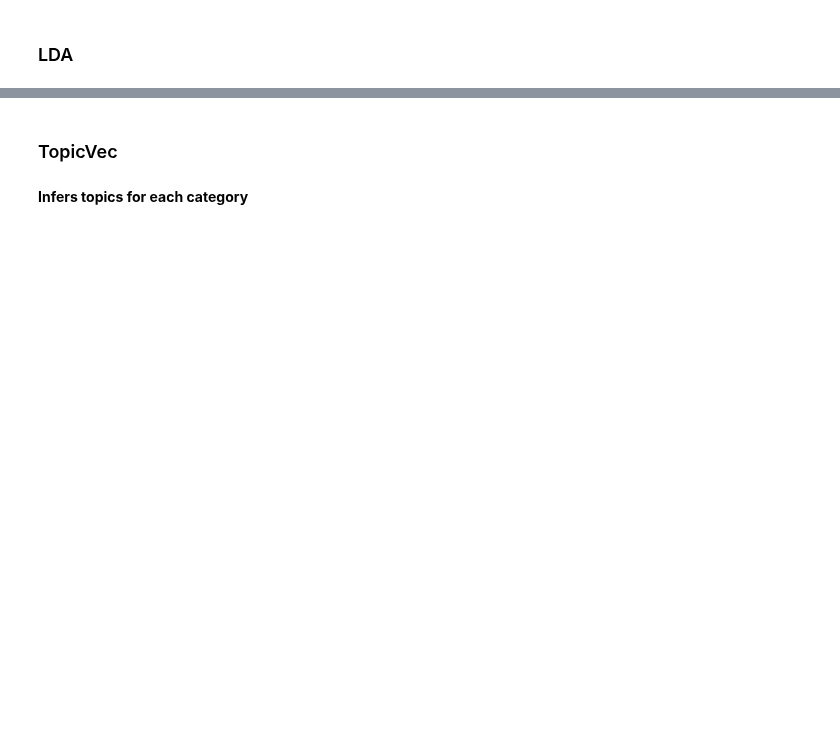
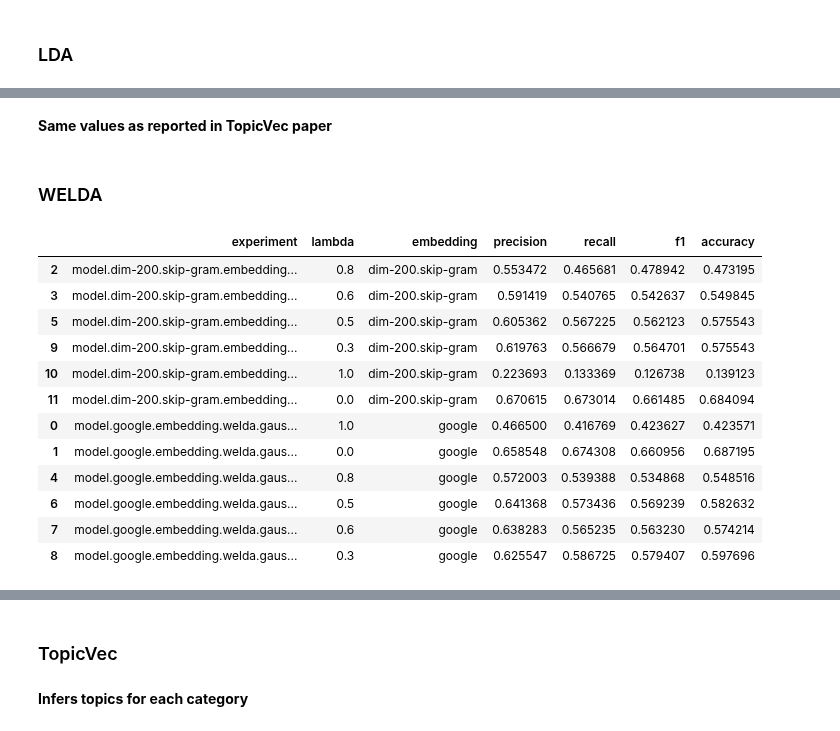
Before and after one commit to knub/master-thesis, a Jupyter notebook: notebooks/Competitive Evaluation.ipynb, the cells around one changed output, grey strips where cells are left out. Drawn from its saved outputs; the diff is of its cells as text; code cells hidden in the pictures; blank space fills up the shorter version.

```diff
--- a/notebooks/Competitive Evaluation.ipynb
+++ b/notebooks/Competitive Evaluation.ipynb
@@ -380,7 +413,6 @@ Again WELDA increases the TC by $0.4$
 # %% [markdown]
 **For 20news corpus:**
 # %%
-pnd.set_option("display.max_colwidth", 100)
 df_runtimes = pnd.DataFrame.from_records([
     ("LDA", "iterations=1500, threads=4", "8min"),
     ("LFLDA", "iterations=400, embedding-dimension=200, lambda=0.6, threads=5", "23h 30min"),
@@ -465,0 +556,26 @@ avg / total      0.071     0.055     0.051      2263
+# %% [markdown]
+**Same values as reported in TopicVec paper**
+# %% [markdown]
+### WELDA
+# %%
+dcs_welda_experiment_folder = "/data/wikipedia/2016-06-21/topic-models/topic.20news.50-1500.alpha-0-02.beta-0-02"
+dcs_welda_experiments = find_files(df_dcs_experiment_folder, ".welda.")
+
+df_dcs_welda = evaluate_multiple_experiments(dcs_welda_experiments,
+                     "topic.20news.50-1500.alpha-0-02.beta-0-02/model.dim-200.skip-gram.embedding.restricted.classes")
+#df_dcs_welda = df_dcs_welda[df_dcs_welda["lambda"] != 0.0]
+df_dcs_welda
+# %% [output]
+|  | experiment | lambda | embedding | precision | recall | f1 | accuracy |
+| 2 | model.dim-200.skip-gram.embedding... | 0.8 | dim-200.skip-gram | 0.553472 | 0.465681 | 0.478942 | 0.473195 |
+| 3 | model.dim-200.skip-gram.embedding... | 0.6 | dim-200.skip-gram | 0.591419 | 0.540765 | 0.542637 | 0.549845 |
+| 5 | model.dim-200.skip-gram.embedding... | 0.5 | dim-200.skip-gram | 0.605362 | 0.567225 | 0.562123 | 0.575543 |
+| 9 | model.dim-200.skip-gram.embedding... | 0.3 | dim-200.skip-gram | 0.619763 | 0.566679 | 0.564701 | 0.575543 |
+| 10 | model.dim-200.skip-gram.embedding... | 1.0 | dim-200.skip-gram | 0.223693 | 0.133369 | 0.126738 | 0.139123 |
+| 11 | model.dim-200.skip-gram.embedding... | 0.0 | dim-200.skip-gram | 0.670615 | 0.673014 | 0.661485 | 0.684094 |
+| 0 | model.google.embedding.welda.gaus... | 1.0 | google | 0.466500 | 0.416769 | 0.423627 | 0.423571 |
+| 1 | model.google.embedding.welda.gaus... | 0.0 | google | 0.658548 | 0.674308 | 0.660956 | 0.687195 |
+| 4 | model.google.embedding.welda.gaus... | 0.8 | google | 0.572003 | 0.539388 | 0.534868 | 0.548516 |
+| 6 | model.google.embedding.welda.gaus... | 0.5 | google | 0.641368 | 0.573436 | 0.569239 | 0.582632 |
+| 7 | model.google.embedding.welda.gaus... | 0.6 | google | 0.638283 | 0.565235 | 0.563230 | 0.574214 |
+| 8 | model.google.embedding.welda.gaus... | 0.3 | google | 0.625547 | 0.586725 | 0.579407 | 0.597696 |
```
Also changed, not shown: parts of 29 cells of this notebook.
